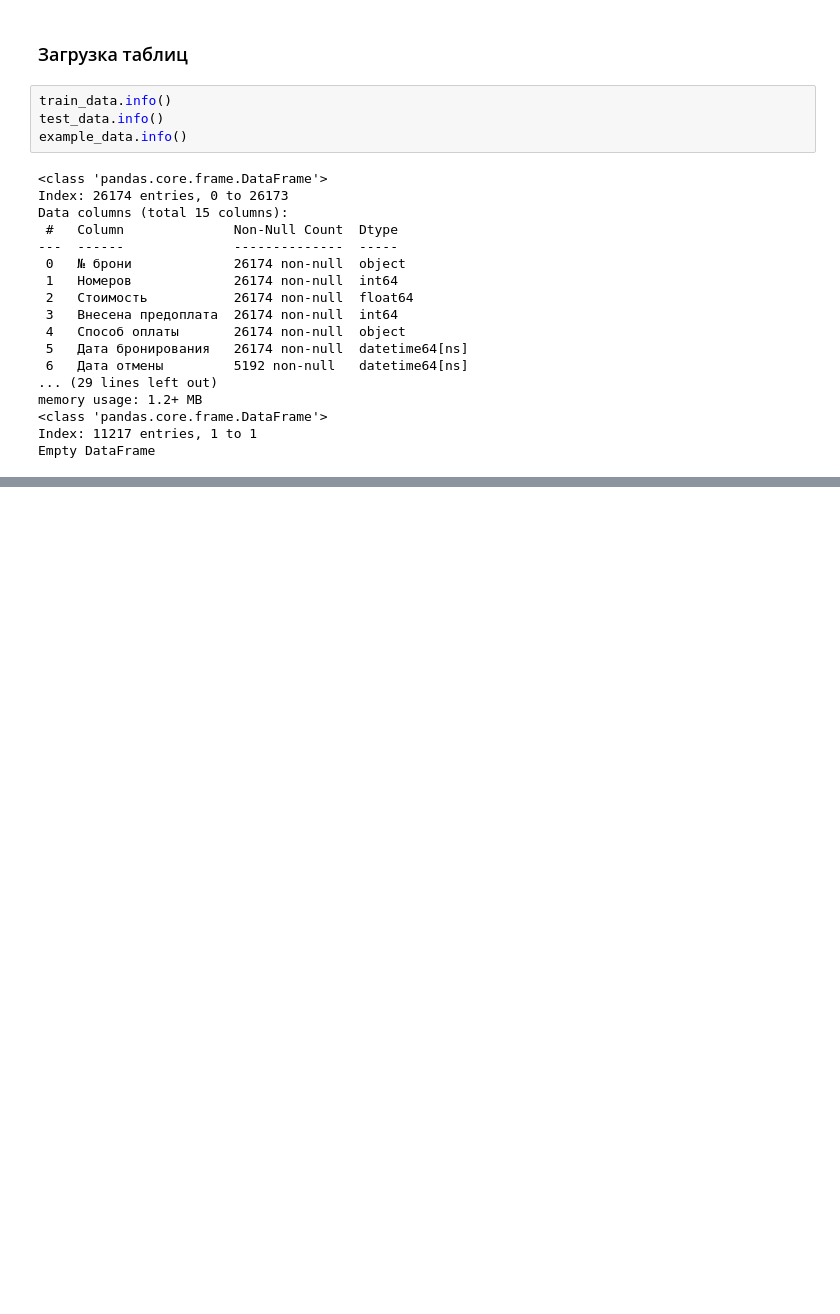
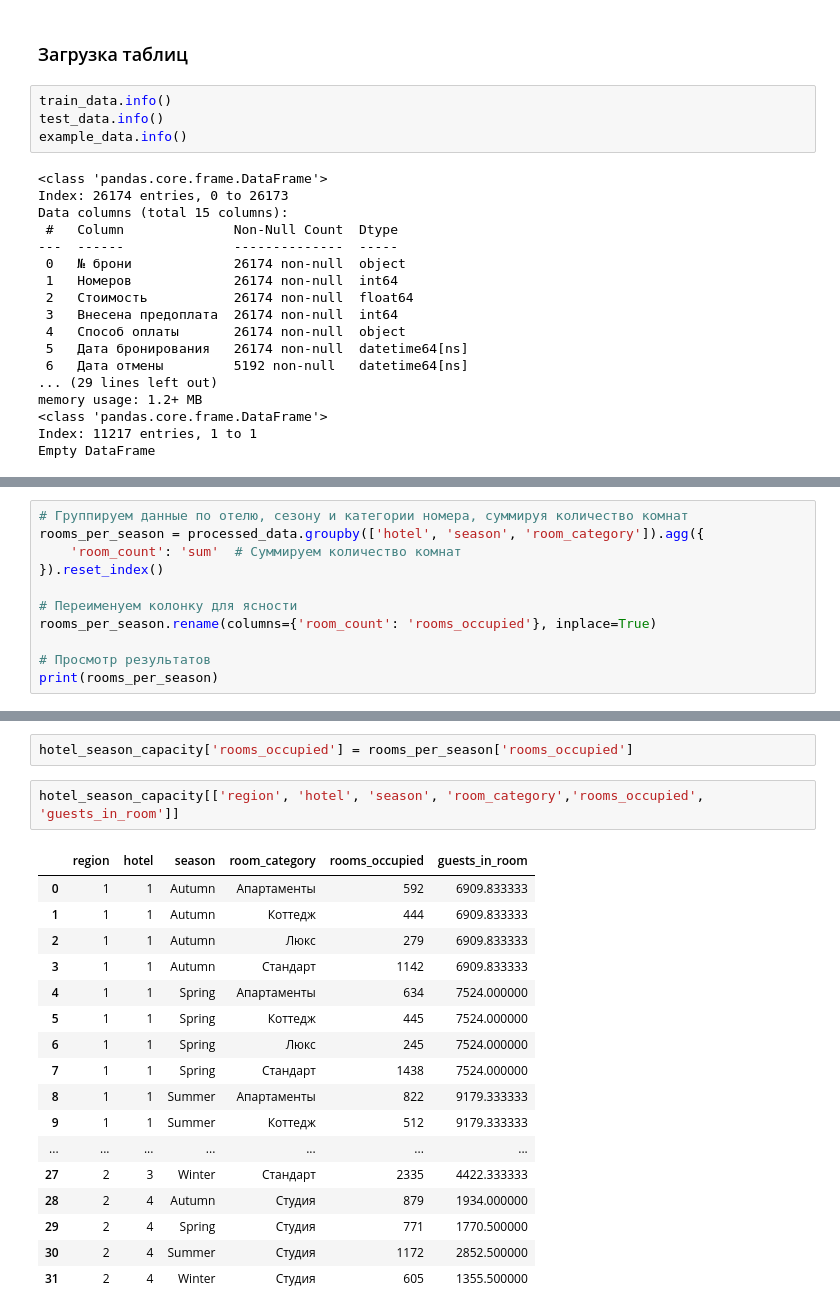
Before and after one commit to EPrutskoy/MindGames_Hotel_Product, a Jupyter notebook: hse_hotel_project.ipynb, the cells around one changed output, grey strips where cells are left out. Drawn from its saved outputs; the diff is of its cells as text; blank space fills up the shorter version.

```diff
--- a/hse_hotel_project.ipynb
+++ b/hse_hotel_project.ipynb
@@ -442,0 +586,11 @@ plt.show()
+# %%
+# Группируем данные по отелю, сезону и категории номера, суммируя количество комнат
+rooms_per_season = processed_data.groupby(['hotel', 'season', 'room_category']).agg({
+    'room_count': 'sum'  # Суммируем количество комнат
+}).reset_index()
+
+# Переименуем колонку для ясности
+rooms_per_season.rename(columns={'room_count': 'rooms_occupied'}, inplace=True)
+
+# Просмотр результатов
+print(rooms_per_season)
@@ -442,0 +615,22 @@ plt.show()
+# %%
+hotel_season_capacity['rooms_occupied'] = rooms_per_season['rooms_occupied']
+# %%
+hotel_season_capacity[['region', 'hotel', 'season', 'room_category','rooms_occupied', 'guests_in_room']]
+# %% [output]
+|  | region | hotel | season | room_category | rooms_occupied | guests_in_room |
+| 0 | 1 | 1 | Autumn | Апартаменты | 592 | 6909.833333 |
+| 1 | 1 | 1 | Autumn | Коттедж | 444 | 6909.833333 |
+| 2 | 1 | 1 | Autumn | Люкс | 279 | 6909.833333 |
+| 3 | 1 | 1 | Autumn | Стандарт | 1142 | 6909.833333 |
+| 4 | 1 | 1 | Spring | Апартаменты | 634 | 7524.000000 |
+| 5 | 1 | 1 | Spring | Коттедж | 445 | 7524.000000 |
+| 6 | 1 | 1 | Spring | Люкс | 245 | 7524.000000 |
+| 7 | 1 | 1 | Spring | Стандарт | 1438 | 7524.000000 |
+| 8 | 1 | 1 | Summer | Апартаменты | 822 | 9179.333333 |
+| 9 | 1 | 1 | Summer | Коттедж | 512 | 9179.333333 |
+| ... | ... | ... | ... | ... | ... | ... |
+| 27 | 2 | 3 | Winter | Стандарт | 2335 | 4422.333333 |
+| 28 | 2 | 4 | Autumn | Студия | 879 | 1934.000000 |
+| 29 | 2 | 4 | Spring | Студия | 771 | 1770.500000 |
+| 30 | 2 | 4 | Summer | Студия | 1172 | 2852.500000 |
+| 31 | 2 | 4 | Winter | Студия | 605 | 1355.500000 |
```
Also changed, not shown: parts of 54 cells of this notebook, 2 other files.
